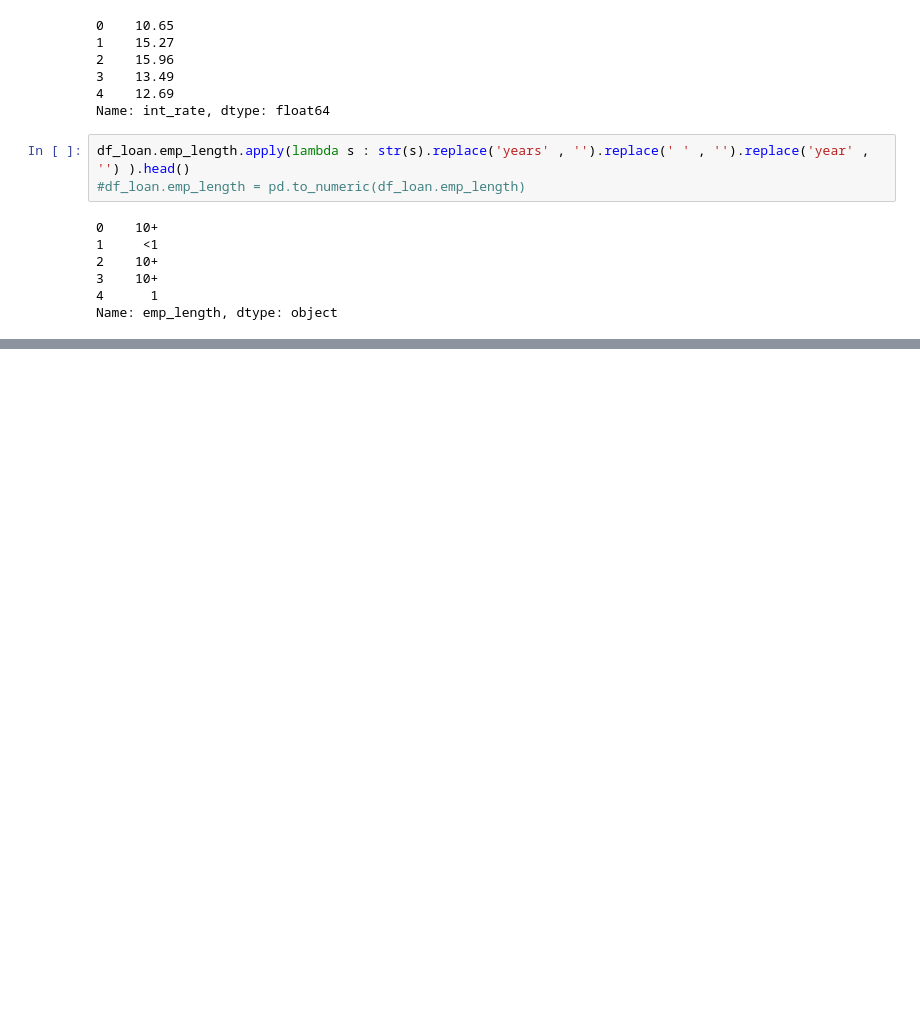
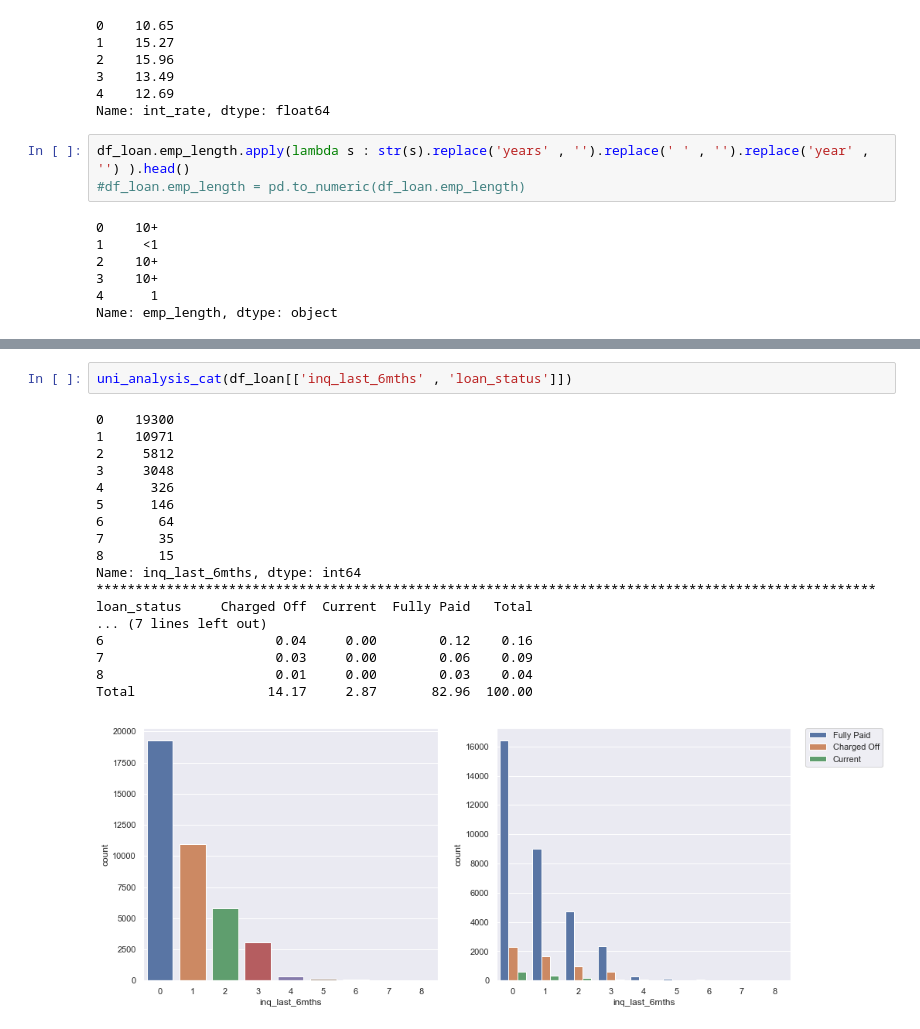
Before and after one commit to saneshashank/course2-GP1, a Jupyter notebook: Kamal_CodeUpdates/Assignment_2.ipynb, the cells around one changed output, grey strips where cells are left out. Drawn from its saved outputs; the diff is of its cells as text; blank space fills up the shorter version.

```diff
--- a/Kamal_CodeUpdates/Assignment_2.ipynb
+++ b/Kamal_CodeUpdates/Assignment_2.ipynb
@@ -153,0 +263,21 @@ df_loan[df_loan.isnull().sum(axis = 1) / col_count * 100  > 12 ]
+# %%
+uni_analysis_cat(df_loan[['inq_last_6mths' , 'loan_status']])
+# %% [output]
+0    19300
+1    10971
+2     5812
+3     3048
+4      326
+5      146
+6       64
+7       35
+8       15
+Name: inq_last_6mths, dtype: int64
+****************************************************************************************************
+loan_status     Charged Off  Current  Fully Paid   Total
+... (7 lines left out)
+6                      0.04     0.00        0.12    0.16
+7                      0.03     0.00        0.06    0.09
+8                      0.01     0.00        0.03    0.04
+Total                 14.17     2.87       82.96  100.00
+[figure, added]
```
Also changed, not shown: parts of 26 cells of this notebook.
